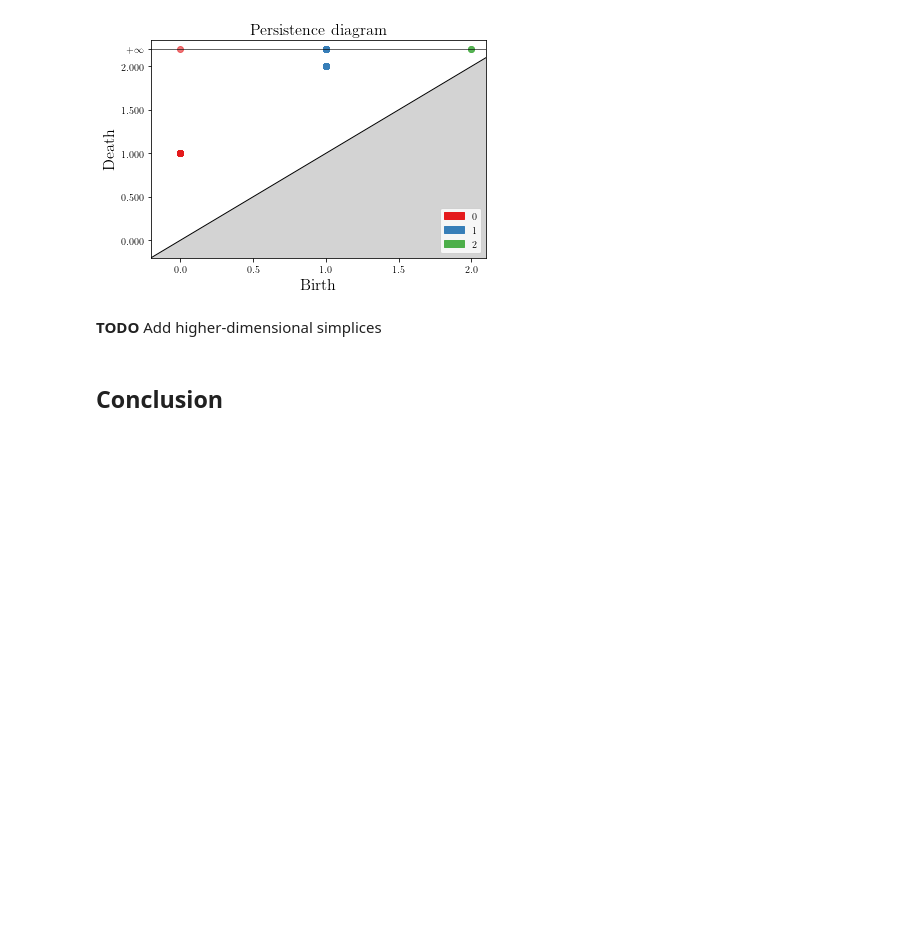
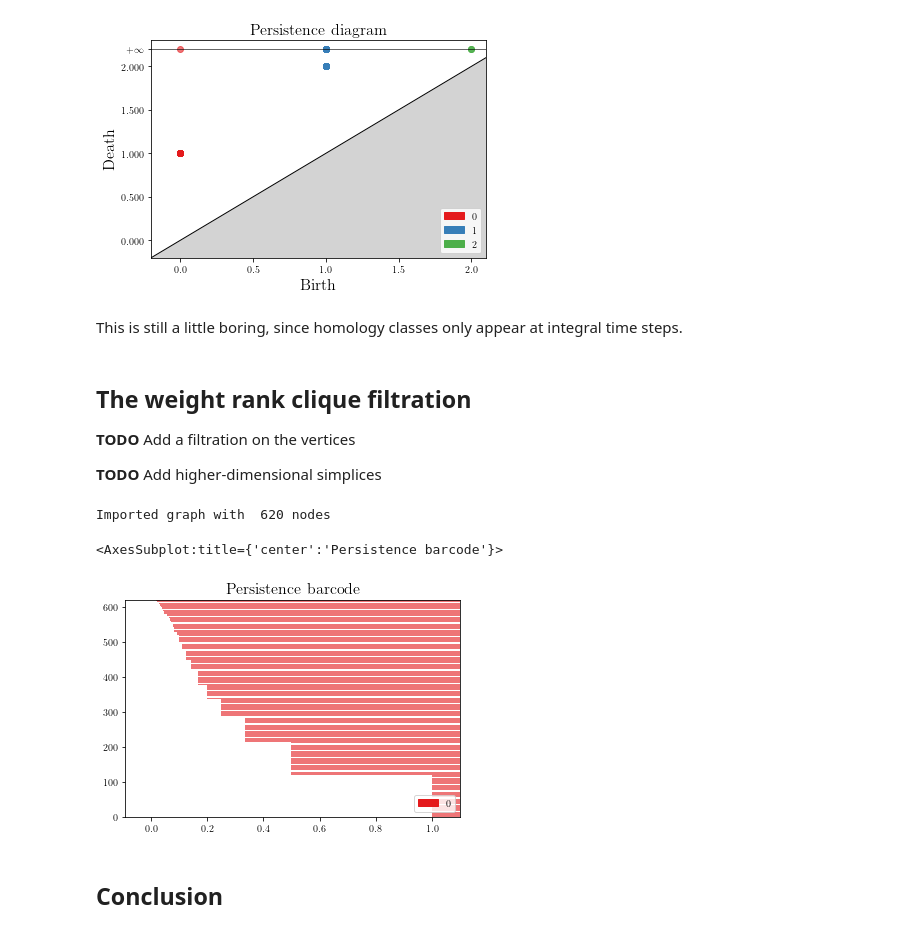
Before and after one commit to ben300694/jupyter-TDA, a Jupyter notebook: persistent_homology_15_min_intro.ipynb, the cells around one changed output. Saved outputs shown, nothing was run; the diff lists cells and outputs as text; code cells hidden in the pictures; blank space fills up the shorter version.

Commit message:
Finding more interesting filtrations via vertex weights

```diff
--- a/persistent_homology_15_min_intro.ipynb
+++ b/persistent_homology_15_min_intro.ipynb
@@ -233,8 +232,56 @@ gudhi.plot_persistence_diagram(fb_pages_food_bar, legend=True, max_intervals=0)
 <AxesSubplot:title={'center':'Persistence diagram'}, xlabel='Birth', ylabel='Death'>
 [figure]
 [figure]
+# %% [markdown]
+This is still a little boring, since homology classes only appear
+at integral time steps.
 # %% [markdown]
+## The weight rank clique filtration
+
+**TODO** Add a filtration on the vertices
+
 **TODO** Add higher-dimensional simplices
+# %%
+def simplex_graph_with_vertex_weight_from_csv(path_to_csv, delimiter=','):
+    """
+    Input: Path to csv file with list of edges
+
+    Output: 1-skeleton of simplex tree
+    """
+    # Create networkx graph from edge list
+    G_nx = networkx.read_edgelist(path_to_csv, delimiter=',', nodetype=int)
+    print("Imported graph with", G_nx.number_of_nodes(), "nodes and ", G_nx.number_of_edges())
+
+    # Create simplex tree
+    st = gudhi.SimplexTree()
+
+    # Insert vertices into simplex tree
+    for v in G_nx.nodes():
+        if G_nx.degree(v) != 0:
+            st.insert([v], 1/(G_nx.degree(v)))
+    # Insert edges into simplex tree
+    #for e in G_nx.edges():
+    #    st.insert(e, 1.0)
+
+    return st
+# %%
+# Import the real data graph and build weighted 1-complex
+
+path_to_fb_pages_food_csv = './datasets/fb-pages-food/fb-pages-food.edges'
+
+fb_pages_food_st = simplex_graph_with_vertex_weight_from_csv(path_to_fb_pages_food_csv)
+
+#for simplex in fb_pages_food_st.get_filtration():
+#    print(simplex)
+
+fb_pages_food_bar = fb_pages_food_st.persistence(min_persistence=-1.0, persistence_dim_max=True)
+# print(fb_pages_food_bar)
+
+gudhi.plot_persistence_barcode(fb_pages_food_bar, legend=True, max_intervals=0)
+# %% [output]
+Imported graph with  620 nodes
+<AxesSubplot:title={'center':'Persistence barcode'}>
+[figure, added]
 # %% [markdown]
 ## Conclusion
 # %% [markdown]
```
Also changed, not shown: parts of 3 cells of this notebook.
